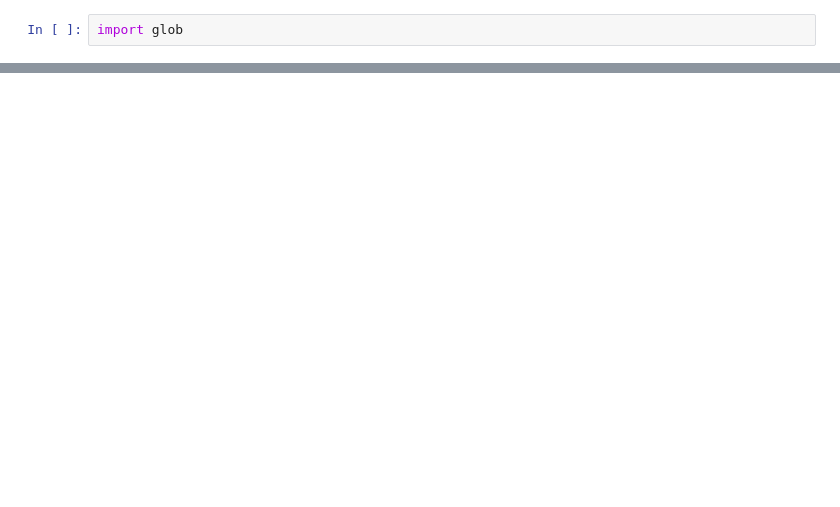
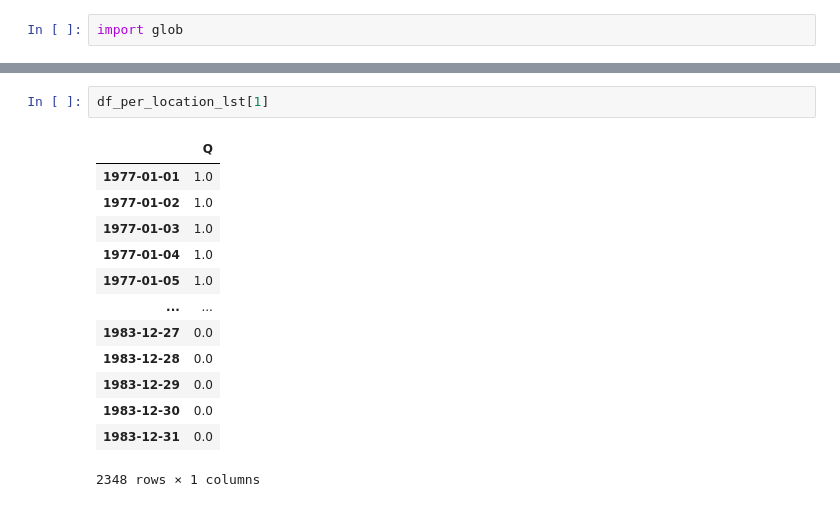
Before and after one commit to Daafip/Volta-burkina-faso, a Jupyter notebook: data/discharge data volta/discharge data.ipynb, the cells around one changed output, grey strips where cells are left out. Drawn from its saved outputs; the diff is of its cells as text; blank space fills up the shorter version.

```diff
--- a/data/discharge data volta/discharge data.ipynb
+++ b/data/discharge data volta/discharge data.ipynb
@@ -54,0 +58,16 @@ df
+# %%
+df_per_location_lst[1]
+# %% [output]
+|  | Q |
+| 1977-01-01 | 1.0 |
+| 1977-01-02 | 1.0 |
+| 1977-01-03 | 1.0 |
+| 1977-01-04 | 1.0 |
+| 1977-01-05 | 1.0 |
+| ... | ... |
+| 1983-12-27 | 0.0 |
+| 1983-12-28 | 0.0 |
+| 1983-12-29 | 0.0 |
+| 1983-12-30 | 0.0 |
+| 1983-12-31 | 0.0 |
+2348 rows × 1 columns
```
Also changed, not shown: parts of 7 cells of this notebook, 2 other files.
